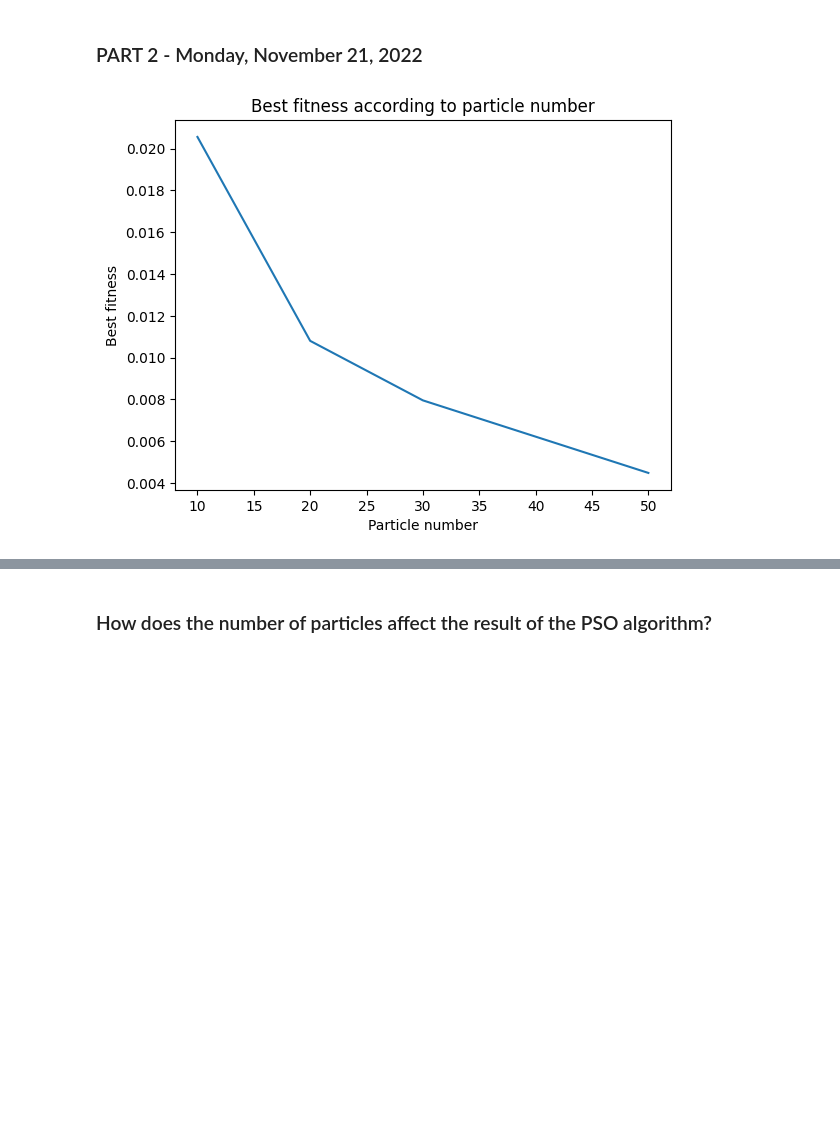
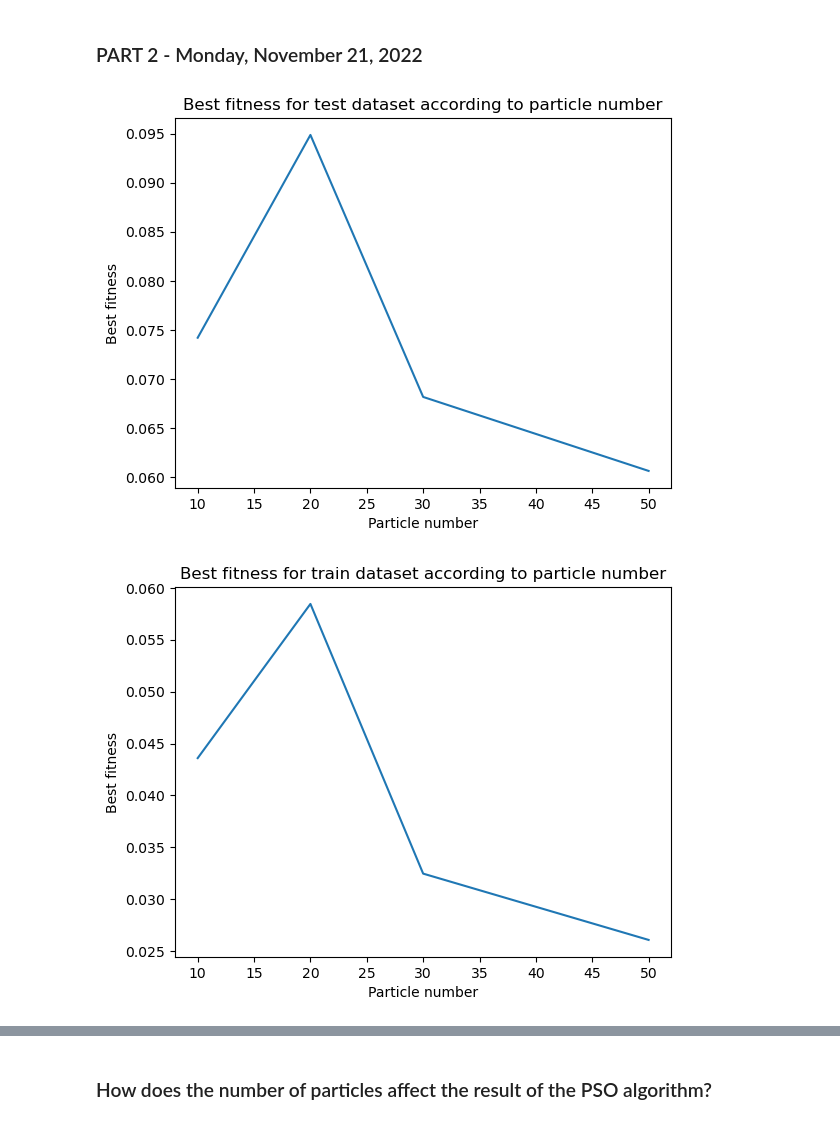
Before and after one commit to Arkanthara/metaheuristics_for_optimization, a Jupyter notebook: TP5_Donnet_Michel_Jean_Joseph.ipynb, the cells around one changed output, grey strips where cells are left out. Saved outputs shown, nothing was run; the diff lists cells and outputs as text; code cells hidden in the pictures; blank space fills up the shorter version.

```diff
--- a/TP5_Donnet_Michel_Jean_Joseph.ipynb
+++ b/TP5_Donnet_Michel_Jean_Joseph.ipynb
@@ -237,7 +237,7 @@ def pso_NN(X, y_k, N, vmax_coeff):
     # STOPPING CONDITION
     # TODO
     t = 0
-    tmax = 200
+    tmax = 50
     while(t < tmax):
         ## For every particle position in s:
         for i in range(s.shape[0]):
@@ -256,10 +256,6 @@ def pso_NN(X, y_k, N, vmax_coeff):
                 # set crossing position to the boundary position
                 # reflect crossing position
                 # bounce-back crossing position
-            bound_length = c_range[1] - c_range[0]
-            # s[i] += c_range[0]
-            # s[i] %= bound_length
-            # s[i] -= c_range[0]
             s[i] = np.clip(s[i], min=c_range[0], max=c_range[1])
             # Calculate new J (by first calculating h12)
             h12_list[i] = h12(s[i], X)
@@ -299,16 +304,48 @@ plt.show()
+# %%
+def prediction(
+        X_train: np.ndarray,
+        y_train: np.ndarray,
+        X_test: np.ndarray,
+        y_test: np.ndarray,
+        N: int = 20,
+        vmax: float = 0.1):
+    J_g, b_g, h_g, J_global = pso_NN(X_train, y_train, N, vmax)
+    h_test = h12(b_g, X_test)
+    accuracy = pred_acc(h_test, X_test, y_test)
+    J_test = calculate_J(h_test, y_test)
+    return accuracy, J_g, J_test, h_test, J_global
 # %%
 # Run algorithm for range of N, & plot best_fitness vs N (set vmax_coeff=0.1)
 N = [10, 20, 30, 50]
 result = []
+result_train = []
+accuracy = []
 
 for n in N:
-    J_g, b_g, h_g, J_global = pso_NN(X, y_k, n, 0.1)
-    result.append(J_g)
+    acc, J_g, J_test, h_test, J_global = prediction(X_train, y_train, X_test, y_test, N=n)
+    result.append(J_test)
+    result_train.append(J_g)
+    accuracy.append(acc)
 plt.figure()
 plt.plot(N, result)
-plt.title("Best fitness according to particle number")
+plt.title("Best fitness for test dataset according to particle number")
 plt.xlabel("Particle number")
 plt.ylabel("Best fitness")
 plt.show()
+
+plt.figure()
+plt.plot(N, result_train)
+plt.title("Best fitness for train dataset according to particle number")
+plt.xlabel("Particle number")
+plt.ylabel("Best fitness")
+plt.show()
+
+plt.figure()
+plt.plot(N, accuracy)
+plt.title("Accuracy for test dataset according to particle number")
+plt.xlabel("Particle number")
+plt.ylabel("Accuracy")
+plt.show()
 # %% [output]
-[figure, old version]
+[figure, new version]
+[figure, added]
```
Also changed, not shown: parts of 12 cells of this notebook.
